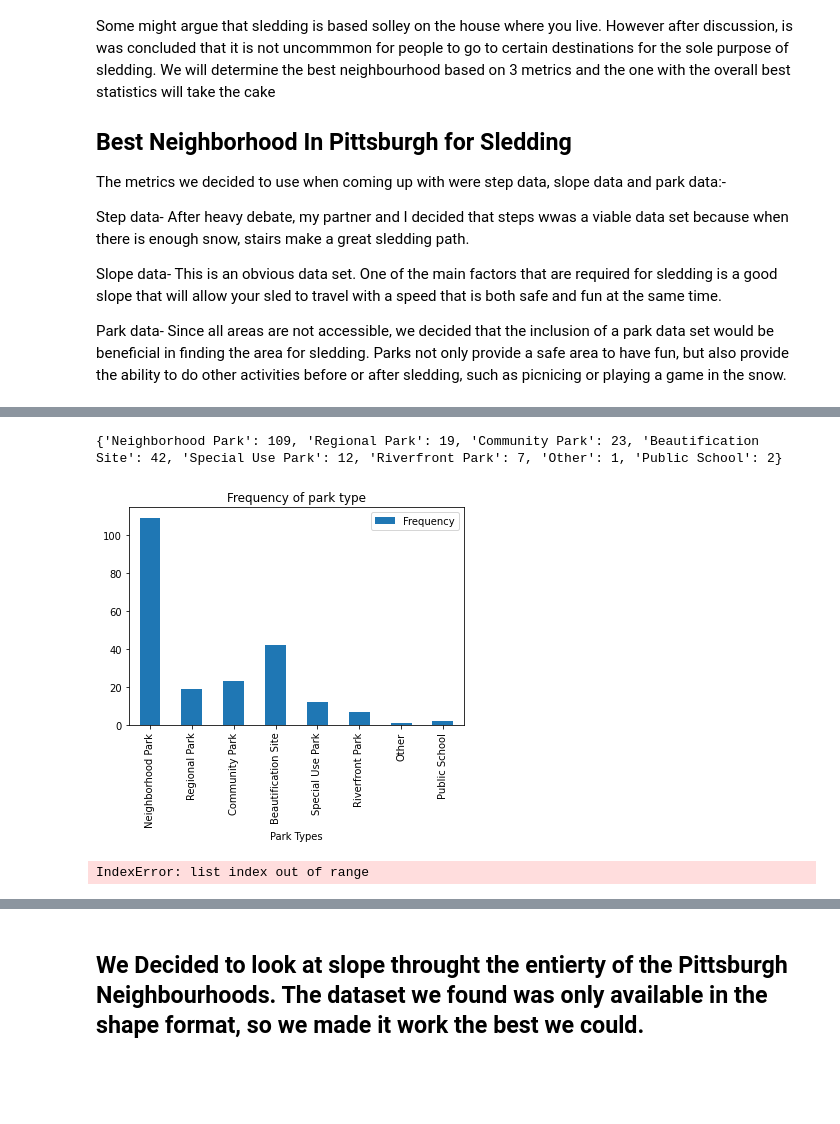
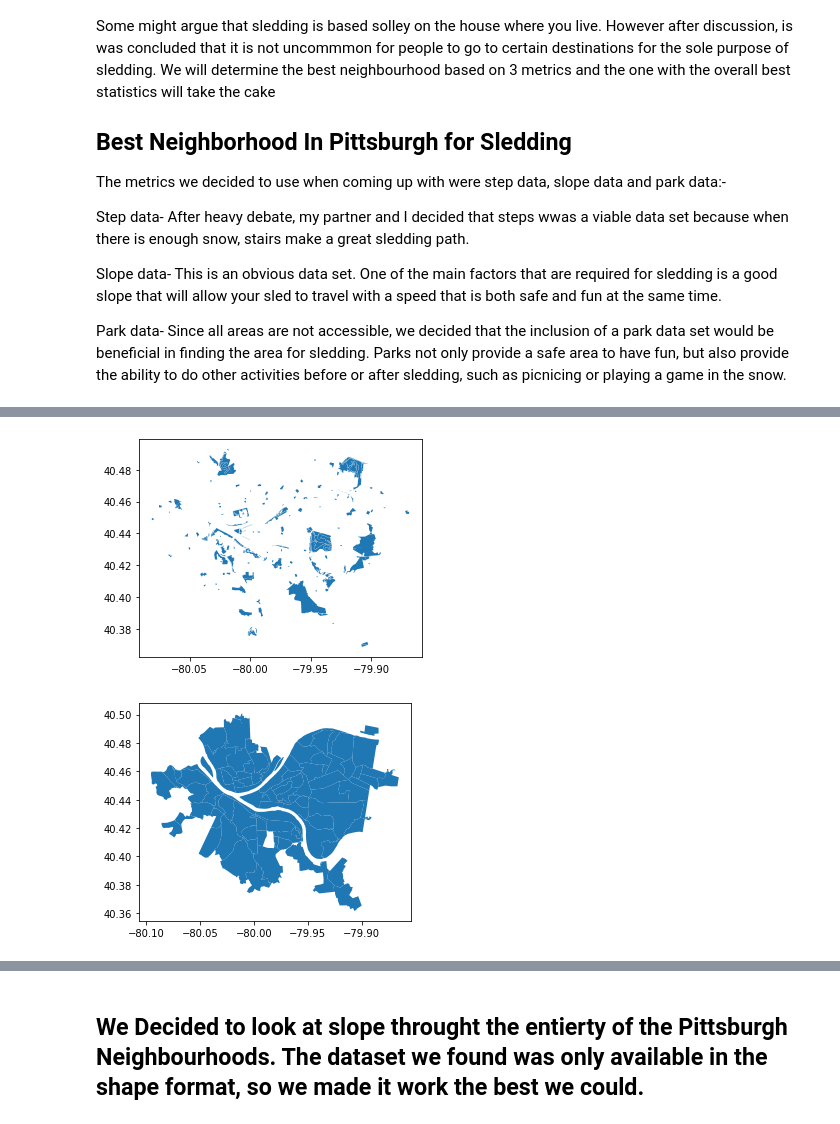
Before and after one commit to AimonFlaherty/CMPINF01-Final-Project, a Jupyter notebook: Final.ipynb, the cells around one changed output, grey strips where cells are left out. Drawn from its saved outputs; the diff is of its cells as text; code cells hidden in the pictures; blank space fills up the shorter version.

```diff
--- a/Final.ipynb
+++ b/Final.ipynb
@@ -31,43 +29,14 @@ pdataFrame.plot.bar(x = "Sectors", y = "Number of Parks", title = "Number of par
-# %%
-pdata = {"Park Types": [], "Frequency": []}
-for index, row in parkData.iterrows():
-    if row['final_cat'] in pdata['Park Types']:
-        index = pdata['Park Types'].index(row['final_cat'])
-        pdata["Frequency"][index] = pdata["Frequency"][index] + 1
-    else:
-        pdata['Park Types'].append(row['final_cat'])
-        pdata["Frequency"].append(1)
-#print(pdata)
-df = pd.DataFrame(pdata)
-df.plot.bar(x = 'Park Types', y = 'Frequency', title = 'Frequency of park type')
-
-pdata = {}
-for index, row in parkData.iterrows():
-    #print(row[4])
-
-    if pdata.get(row['final_cat']) == None:
-        pdata[row['final_cat']] = 1
-    else:
-        pdata[row['final_cat']] = pdata[row['final_cat']] + 1
-
-#df = pd.DataFrame(pdata)
-#df.plot.bar(x = 'Park Type', y = 'Frequency', title = 'Frequency of park type')
-print(pdata)
-# %% [output]
-{'Neighborhood Park': 109, 'Regional Park': 19, 'Community Park': 23, 'Beautification Site': 42, 'Special Use Park': 12, 'Riverfront Park': 7, 'Other': 1, 'Public School': 2}
-[figure, removed]
-# %%
-#sData = {"50 < Steps": [], "20-50 Steps": [], "20 > Stpes": []}
-sData = {"Step Cats": ["50 < Steps", "20-50 Steps", "20 > Stpes"], "Number of Steps": []}
-for index, row in stepData.iterrows():
-    if row['number_of_steps'] < 20:
-        sData['Number of Steps'].append(1)
-    elif row['number_of_steps'] < 50:
-        sData['Number of Steps'][1].append(1)
-    elif row['number_of_steps'] >= 50:
-        sData['Number of Steps'][2].append(1)
-#print(sData)
-df = pd.DataFrame(sData)
-df.plot.bar(x = 'Step Cats', y = 'Number of Steps', title = 'Frequency of step Categories')
-# %% [output]
-IndexError: list index out of range
+# %%
+park_map = geopandas.read_file("Parks Shape/PGHWebParks.shp")
+
+#park_map.plot()
+for index, row in park_map.iterrows():
+    if row['acreage'] < 0.85:
+        park_map.drop(index, inplace = True)
+park_map.plot()
+neighborhoods_map = geopandas.read_file("Neighborhoods/Neighborhoods_.shp")
+neighborhoods_map.plot()
+neighborhood_df = pd.DataFrame(neighborhoods_map['hood'])
+# %% [output]
+[figure, added]
+[figure, added]
```
Also changed, not shown: parts of 13 cells of this notebook.
